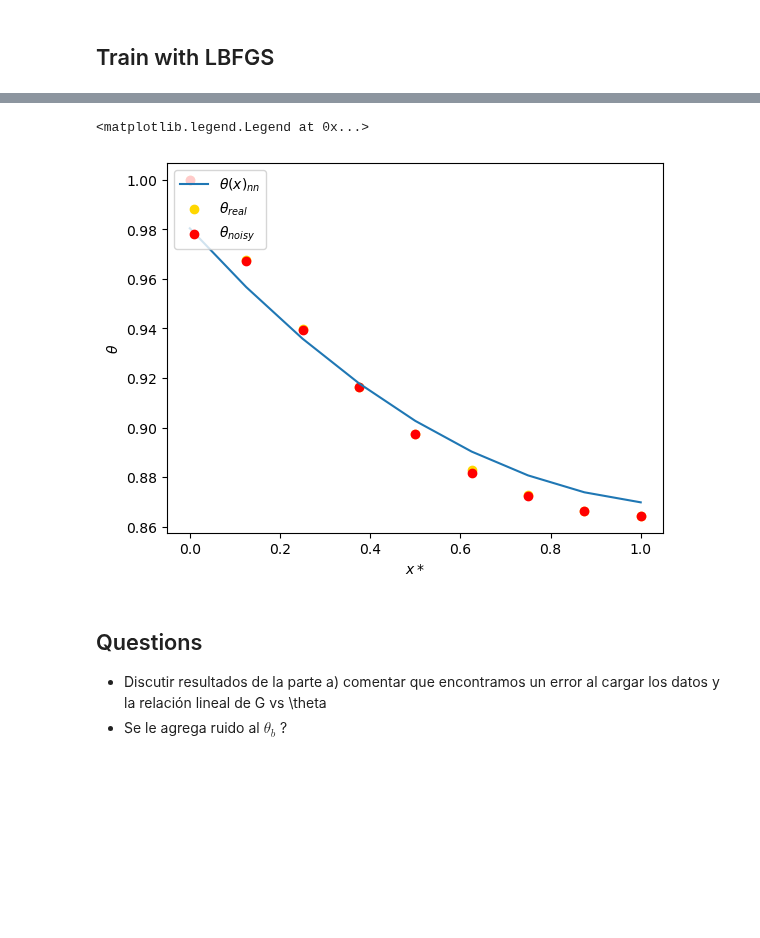
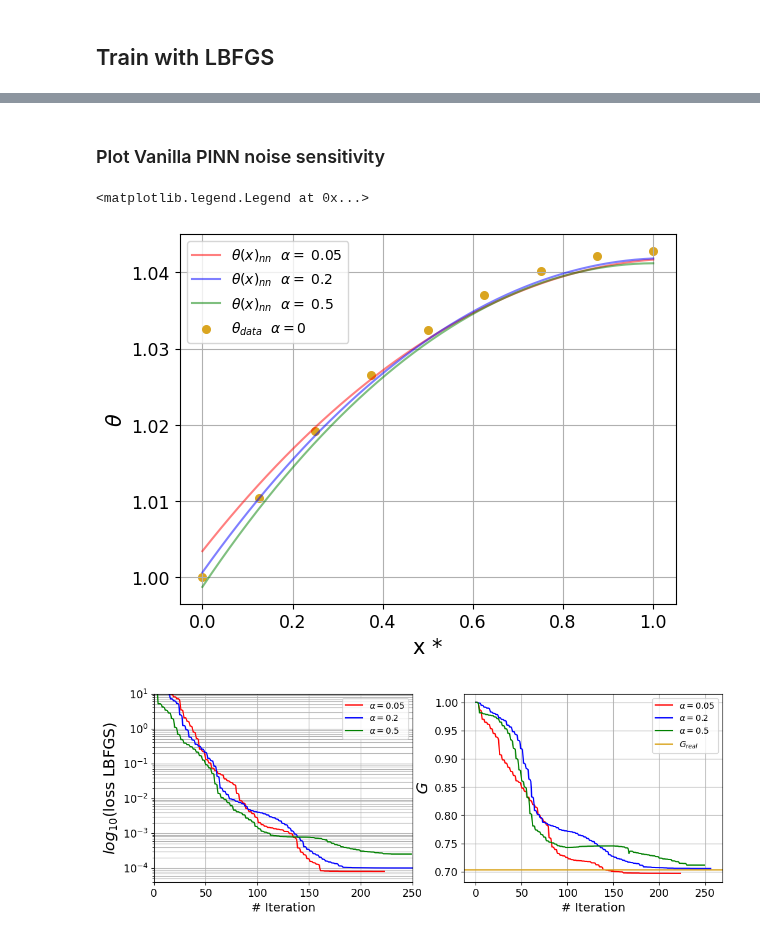
Before and after one commit to mvanzulli/Heat_Transfer_PINN, a Jupyter notebook: playground/Vanilla_PINN.ipynb, the cells around one changed output, grey strips where cells are left out. Saved outputs shown, nothing was run; the diff lists cells and outputs as text; code cells hidden in the pictures; blank space fills up the shorter version.

Commit message:
noise senisitivity analysis

```diff
--- a/playground/Vanilla_PINN.ipynb
+++ b/playground/Vanilla_PINN.ipynb
@@ -631,2 +579,4 @@ tensor([0.7577], requires_grad=True)
+# %%
+std_dev = np.array([5, 20, 50])*1e-2
 # %%
 deviation_T =  T_real.std()
@@ -734,23 +647,55 @@ plt.grid(True, which="both", ls="-")
-# %%
-# compute theta values
-x_u = X_real
-theta_real = Theta_real.to('cpu').detach().numpy()
-theta_noisy = Theta_noisy.to('cpu').detach().numpy()
-x_f = X_train_f.to('cpu').detach().numpy()
-theta_nn = pinn.forward(X_real).to('cpu').detach().numpy()
-
-# plt.cla()
-plt.plot(x_u, theta_nn, label = r'$\theta(x)_{nn}$')
-plt.scatter(x_u, theta_real, label = r'$\theta_{real}$', color = 'gold')
-plt.scatter(x_u, theta_noisy, label = r'$\theta_{noisy}$', color = 'red')
-
-plt.xlabel('$x*$')
-plt.ylabel(r'$\theta$')
-plt.legend(loc='upper left', prop={'size': 10})
-# %% [output]
-<matplotlib.legend.Legend at 0x...>
-[figure, removed]
-# %% [markdown]
-## Questions
-- Discutir resultados de la parte a) comentar que encontramos un error al cargar los datos y la relación lineal de G vs \theta
-- Se le agrega ruido al $\theta_b$ ?
+# %% [markdown]
+### Plot Vanilla PINN noise sensitivity
+# %%
+plt.cla()
+
+color = ['red', 'blue', 'green']
+
+plt.plot(x_f, theta_nn_to_plot[0], label = r'$\theta(x)_{nn}$' + ' ' + r' $\alpha = $ '+ str(std_dev[0]), color = color[0], alpha = .5)
+plt.plot(x_f, theta_nn_to_plot[1], label = r'$\theta(x)_{nn}$' + ' ' + r' $\alpha = $ '+ str(std_dev[1]), color = color[1], alpha = .5)
+plt.plot(x_f, theta_nn_to_plot[2], label = r'$\theta(x)_{nn}$' + ' ' + r' $\alpha = $ '+ str(std_dev[2]), color = color[2], alpha = .5)
+# Plot solid scatter point
+plt.scatter(x_u, theta_real, color = 'goldenrod', label = r'$\theta_{data}$' + ' ' + r' $\alpha = 0$ ', s = 30, marker = 'o', alpha = 1)
+plt.xlabel(r'x *', fontsize = 1.5*label_size)
+plt.ylabel(r'$\theta$', fontsize = 1.5*label_size)
+plt.grid(True, which="both", ls="-")
+plt.tick_params(axis='both', which='major', labelsize=1.25*label_size)
+plt.legend(loc='best', fontsize = label_size)
+# %% [output]
+<matplotlib.legend.Legend at 0x...>
+[figure, added]
+# %%
+# Plot losses and G values
+fig,ax = plt.subplots(1, 2, figsize=(12, 4))
+
+# plot losses
+xlim = (0, 250)
+ylim =  (4e-5, 1e1)
+ax[0].cla()
+ax[0].plot(np.array(losses_to_plot[0]), label = r'$\alpha =$' + str(std_dev[0]), color = color[0])
+ax[0].plot(np.array(losses_to_plot[1]), label = r'$\alpha =$' + str(std_dev[1]), color = color[1])
+ax[0].plot(np.array(losses_to_plot[2]), label = r'$\alpha =$' + str(std_dev[2]), color = color[2])
+
+ax[0].set_xlabel('# Iteration', fontsize = 1.4*label_size)
+ax[0].set_ylabel(r'$log_{10}$(loss LBFGS)', fontsize = 1.8*label_size)
+ax[0].set_yscale('log')
+ax[0].legend(loc='upper right', fontsize = label_size)
+ax[0].grid(True, which="both", ls="-")
+ax[0].tick_params(axis='both', which='major', labelsize=1.25*label_size)
+ax[0].set_xlim(xlim)
+ax[0].set_ylim(ylim)
+
+
+# plot G values
+ax[1].cla()
+ax[1].plot(np.array(G_to_plot[0]), label = r'$\alpha =$' + str(std_dev[0]), color = color[0])
+ax[1].plot(np.array(G_to_plot[1]), label = r'$\alpha =$' + str(std_dev[1]), color = color[1])
+ax[1].plot(np.array(G_to_plot[2]), label = r'$\alpha =$' + str(std_dev[2]), color = color[2])
+ax[1].axhline(y = G_real, color = 'goldenrod', linestyle = '-',label = r'$G_{real}$')
+ax[1].set_xlabel('# Iteration', fontsize = 1.4*label_size)
+ax[1].set_ylabel(r'$G$', fontsize = 1.8*label_size)
+ax[1].legend(loc='upper right', fontsize = label_size)
+ax[1].grid(True, which="both", ls="-")
+ax[1].tick_params(axis='both', which='major', labelsize=1.25*label_size)
+# %% [output]
+[figure, added]
```
Also changed, not shown: parts of 31 cells of this notebook, 18 other files.
